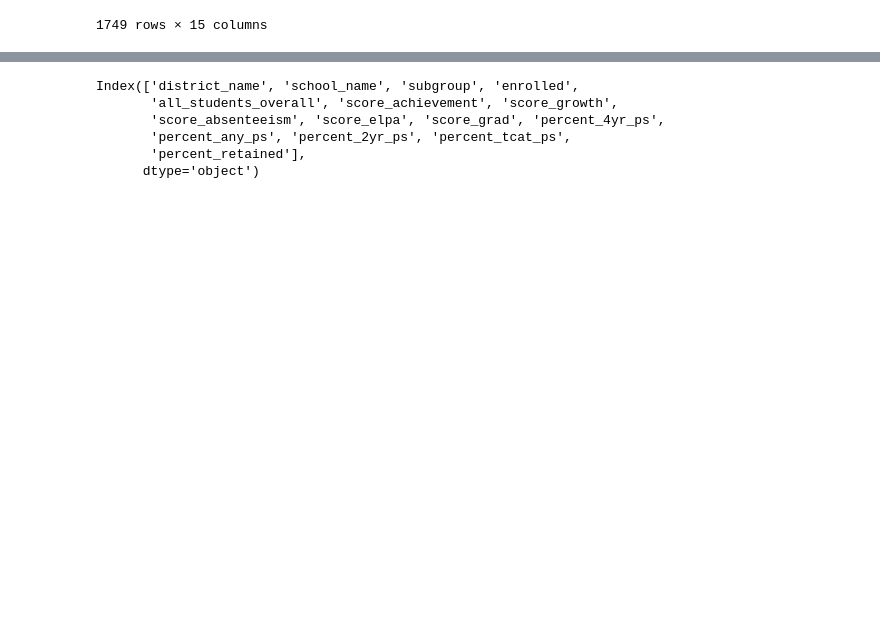
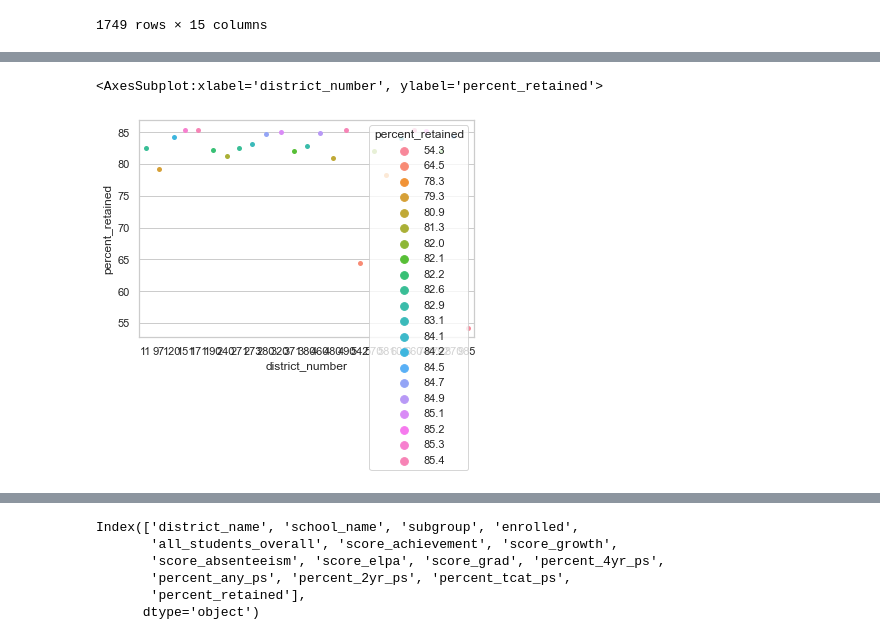
Before and after one commit to yvonnemartinez716/teacher_satisfaction_vs_student-performance, a Jupyter notebook: Notebooks/Student Performance and Teacher Satisfaction.ipynb, the cells around one changed output, grey strips where cells are left out. Drawn from its saved outputs; the diff is of its cells as text; code cells hidden in the pictures; blank space fills up the shorter version.

```diff
--- a/Notebooks/Student Performance and Teacher Satisfaction.ipynb
+++ b/Notebooks/Student Performance and Teacher Satisfaction.ipynb
@@ -132,0 +162,9 @@ plt.show()
+# %%
+sns.set(style = 'whitegrid')
+
+# loading data-set
+
+sns.stripplot(x="district_number", y="percent_retained", hue="percent_retained", data=bottom_10_district_retention)
+# %% [output]
+<AxesSubplot:xlabel='district_number', ylabel='percent_retained'>
+[figure, added]
```
Also changed, not shown: parts of 53 cells of this notebook.
